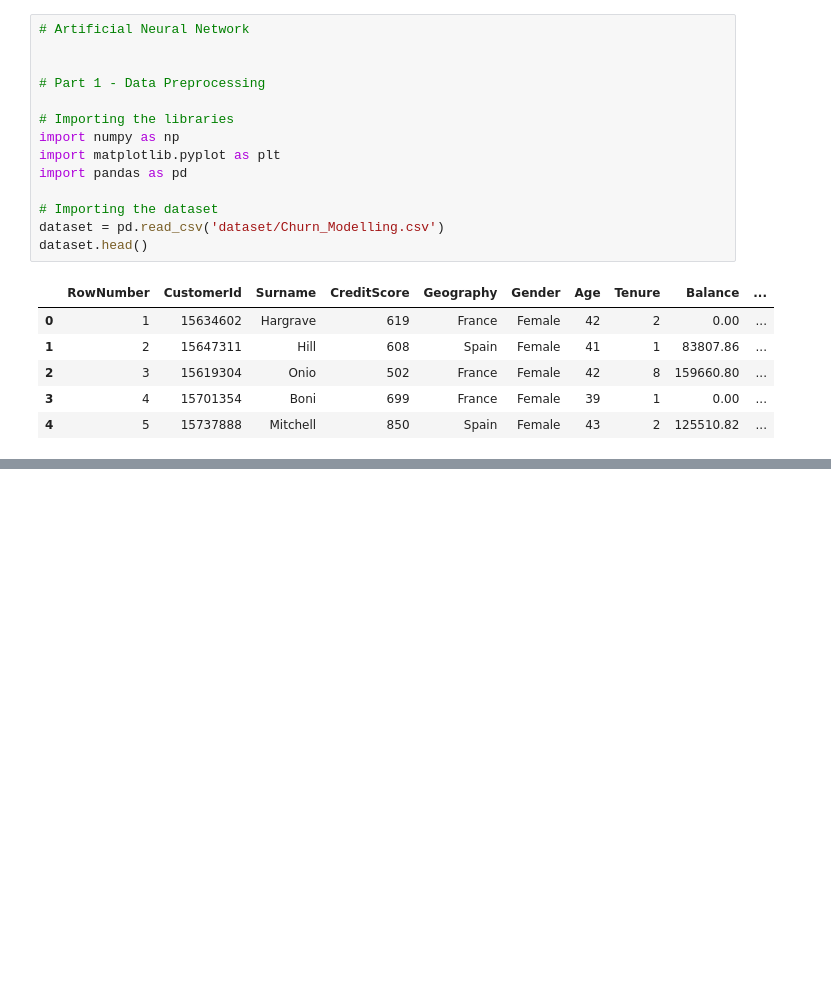
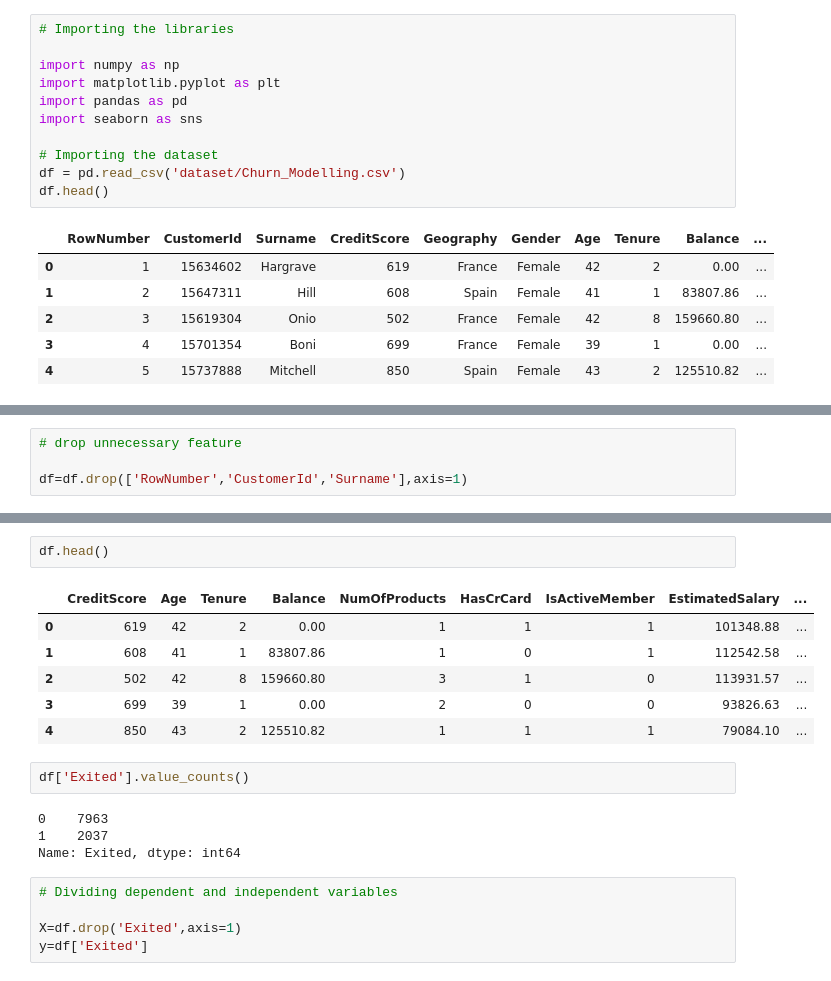
Before and after one commit to asif851/For-Students, a Jupyter notebook: customer_churn.ipynb, the cells around one changed output, grey strips where cells are left out. Saved outputs shown, nothing was run; the diff lists cells and outputs as text; blank space fills up the shorter version.

Commit message:
add code in  the churn file

```diff
--- a/customer_churn.ipynb
+++ b/customer_churn.ipynb
@@ -1,17 +1,14 @@
 # %%
-# Artificial Neural Network
+# Importing the libraries
 
-
-# Part 1 - Data Preprocessing
-
-# Importing the libraries
 import numpy as np
 import matplotlib.pyplot as plt
 import pandas as pd
+import seaborn as sns
 
 # Importing the dataset
-dataset = pd.read_csv('dataset/Churn_Modelling.csv')
-dataset.head()
+df = pd.read_csv('dataset/Churn_Modelling.csv')
+df.head()
 # %% [output]
 |  | RowNumber | CustomerId | Surname | CreditScore | Geography | Gender | Age | Tenure | Balance | ... |
 | 0 | 1 | 15634602 | Hargrave | 619 | France | Female | 42 | 2 | 0.00 | ... |
@@ -38,0 +19,4 @@ IndexError: only integers, slices (`:`), ellipsis (`...`), numpy.newaxis (`None`
+# %%
+# drop unnecessary feature
+
+df=df.drop(['RowNumber','CustomerId','Surname'],axis=1)
@@ -38,0 +35,20 @@ IndexError: only integers, slices (`:`), ellipsis (`...`), numpy.newaxis (`None`
+# %%
+df.head()
+# %% [output]
+|  | CreditScore | Age | Tenure | Balance | NumOfProducts | HasCrCard | IsActiveMember | EstimatedSalary | ... |
+| 0 | 619 | 42 | 2 | 0.00 | 1 | 1 | 1 | 101348.88 | ... |
+| 1 | 608 | 41 | 1 | 83807.86 | 1 | 0 | 1 | 112542.58 | ... |
+| 2 | 502 | 42 | 8 | 159660.80 | 3 | 1 | 0 | 113931.57 | ... |
+| 3 | 699 | 39 | 1 | 0.00 | 2 | 0 | 0 | 93826.63 | ... |
+| 4 | 850 | 43 | 2 | 125510.82 | 1 | 1 | 1 | 79084.10 | ... |
+# %%
+df['Exited'].value_counts()
+# %% [output]
+0    7963
+1    2037
+Name: Exited, dtype: int64
+# %%
+# Dividing dependent and independent variables
+
+X=df.drop('Exited',axis=1)
+y=df['Exited']
```
Also changed, not shown: parts of 13 cells of this notebook.
